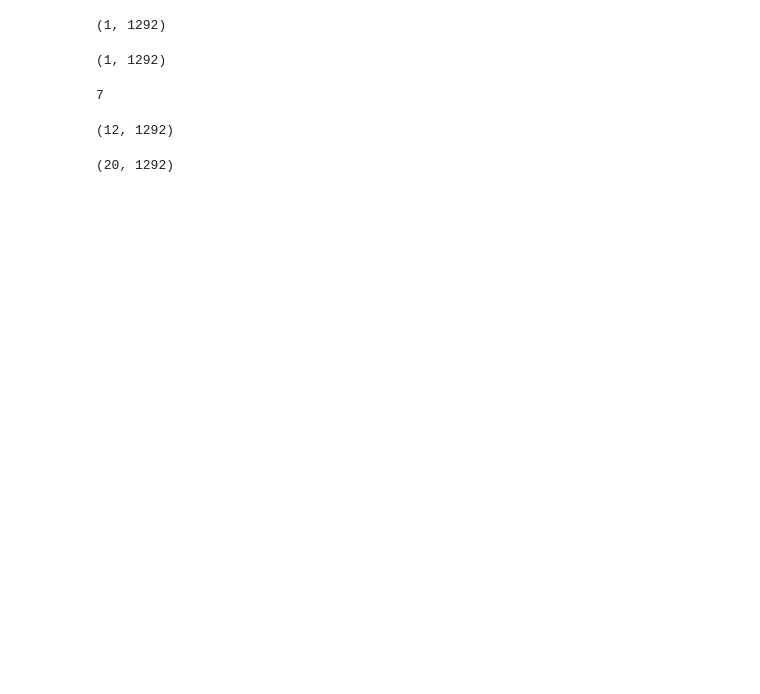
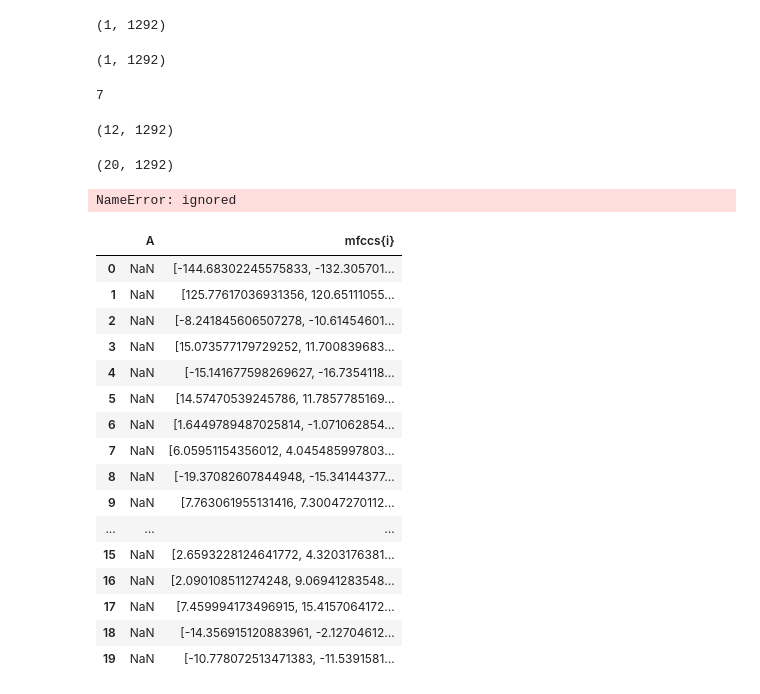
Before and after one commit to KathrynPanger/classify-spotify, a Jupyter notebook: Seth/Pre_Processing.ipynb, the cells around one changed output. Saved outputs shown, nothing was run; the diff lists cells and outputs as text; code cells hidden in the pictures; blank space fills up the shorter version.

Commit message:
added mfccs for loop attempt

```diff
--- a/Seth/Pre_Processing.ipynb
+++ b/Seth/Pre_Processing.ipynb
@@ -99,9 +104,63 @@ mfccs = librosa.feature.mfcc(x, sr=sr)
 print(mfccs.shape)
 # %% [output]
 (20, 1292)
+# %%
+data = {'File':  [audio_data],
+      "Chroma Feature": [chromagram],
+      "Zero-Crossing Rate": [zero_crossings],
+      "Spectral Bandwidth": [spectral_bandwidth],
+      "Root Mean Square Energy (RSME)": [rmse],
+      "Spectral Rolloff":[spectral_rolloff],
+      "Spectral Centroid":[spectral_centroids],
+        }
+
+
+for i in range(1,20):
+  to_append += {f"mfccs{i}" : [mfccs[i]]}
+  #df[f"mfccs{i}"] = [mfccs[i]]
+#columns = ['File', 'Chroma Feature', "Zero-Crossing Rate", "Spectral Bandwith", "Root Mean Square Energy (RSME)", "Spectral Rolloff", "Spectral Centroid"]
+df = pd.DataFrame (yo)
+df
+#df.to_csv("sample_preprocessing_df")
+
+
+
+
+
+lst = [10,20,30,40]
+x = [0,1,2]
+lst.append(x)
+print(lst)
+# %% [output]
+NameError: ignored
 # %%
 #Next Step:
 #We need to put all these values into a dataframe and write to csv
+#create for loop to write rows of values into dataframe (After songs have been split)
 #Then load csv and perform train test split
 #Then build model
 #Then fit model
+
+
+df = pd.DataFrame(columns=['A'])
+for i in range(20):
+    df = df.append({'mfccs{i}': mfccs[i]}, ignore_index=True)
+df
+# %% [output]
+|  | A | mfccs{i} |
+| 0 | NaN | [-144.68302245575833, -132.305701... |
+| 1 | NaN | [125.77617036931356, 120.65111055... |
+| 2 | NaN | [-8.241845606507278, -10.61454601... |
+| 3 | NaN | [15.073577179729252, 11.700839683... |
+| 4 | NaN | [-15.141677598269627, -16.7354118... |
+| 5 | NaN | [14.57470539245786, 11.7857785169... |
+| 6 | NaN | [1.6449789487025814, -1.071062854... |
+| 7 | NaN | [6.05951154356012, 4.045485997803... |
+| 8 | NaN | [-19.37082607844948, -15.34144377... |
+| 9 | NaN | [7.763061955131416, 7.30047270112... |
+| ... | ... | ... |
+| 15 | NaN | [2.6593228124641772, 4.3203176381... |
+| 16 | NaN | [2.090108511274248, 9.06941283548... |
+| 17 | NaN | [7.459994173496915, 15.4157064172... |
+| 18 | NaN | [-14.356915120883961, -2.12704612... |
+| 19 | NaN | [-10.778072513471383, -11.5391581... |
```
Also changed, not shown: parts of 4 cells of this notebook.
